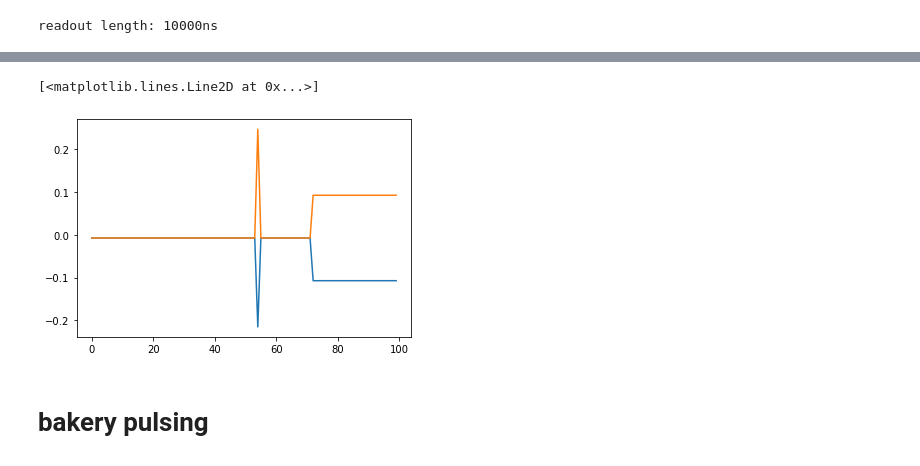
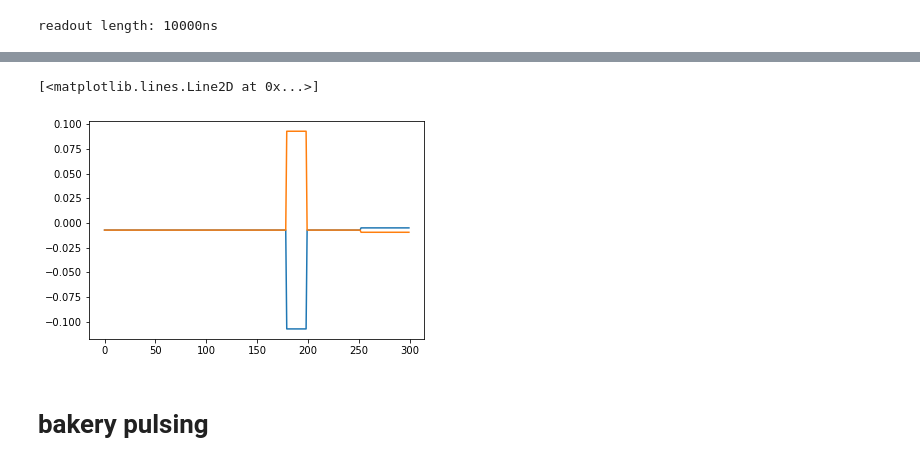
Before and after one commit to qdev-dk/QMachine, a Jupyter notebook: qmachine/pulse_generator/Pulse_generator_test.ipynb, the cells around one changed output, grey strips where cells are left out. Saved outputs shown, nothing was run; the diff lists cells and outputs as text; code cells hidden in the pictures.

```diff
--- a/qmachine/pulse_generator/Pulse_generator_test.ipynb
+++ b/qmachine/pulse_generator/Pulse_generator_test.ipynb
@@ -456,13 +463,14 @@ dividers = {'ch1': 8.18*1e-3, 'ch2': 8.27*1e-3}
 # %%
-pb = Pulse_builder(dividers,channel_dict={'ch1': 'Q1_R', 'ch2': 'Q1_L', 'meas': 'Q1_readout'})
-from config import config
-pulser = Pulser(config,measpulse='readout_pulse_0_2',channel_dict={'ch1': 'Q1_R', 'ch2': 'Q1_L', 'meas': 'Q1_readout'})
+dividers = {'ch1': 1, 'ch2': 1}
+pb = Pulse_builder(dividers)
+# from config import config
+pulser = Pulser(config,measpulse='readout_pulse_10us')
 # %% [output]
 readout length: 10000ns
 # %%
-df = pd.DataFrame(index=[0,1],columns=['name','time','ch1','ch2','meas','loops'])
-df.iloc[0]=['a','0,0.2,10','0.1,0.2,10','-0.1,-0.2,10',0,[0,1]]
-df.iloc[1]=['b','0.200','0.3','-0.3',0,np.nan]
+df = pd.DataFrame(index=[0],columns=['name','time','ch1','ch2','meas','loops'])
+df.iloc[0]=['a','0.001,0.201,10','0.1,0.2,10','-0.1,-0.2,10',0,[0,1]]
+# df.iloc[1]=['b','0.200','-0.3','0.3',0,np.nan]
 df
 # %% [output]
 |  | name | time | ch1 | ch2 | meas | loops |
@@ -471,3 +478,3 @@ df
 # %%
-actions,_ = pb.make_dict(df,config,zero_offset=True,ramp_to_zero=True)
+actions,_ = pb.make_dict(df,config,zero_offset=True,ramp_to_zero=True,correction_length=1)
 # %% [output]
@@ -519,11 +501,11 @@ samples=a[1]
 # %%
 import matplotlib.pyplot as plt
 plt.figure()
-plt.plot(samples.con1.analog['3'][1200:1300])#[38000:42000])
-plt.plot(samples.con1.analog['2'][1200:1300])#[38000:42000])
+plt.plot(samples.con1.analog['3'][14200:14500])#[38000:42000])
+plt.plot(samples.con1.analog['2'][14200:14500])#[38000:42000])
 # %% [output]
 [<matplotlib.lines.Line2D at 0x...>]
-[figure, old version]
+[figure, new version]
 # %%
 # pulser.seq_to_py(seq,'test3')
 # %% [markdown]
```
Also changed, not shown: parts of 6 cells of this notebook.
